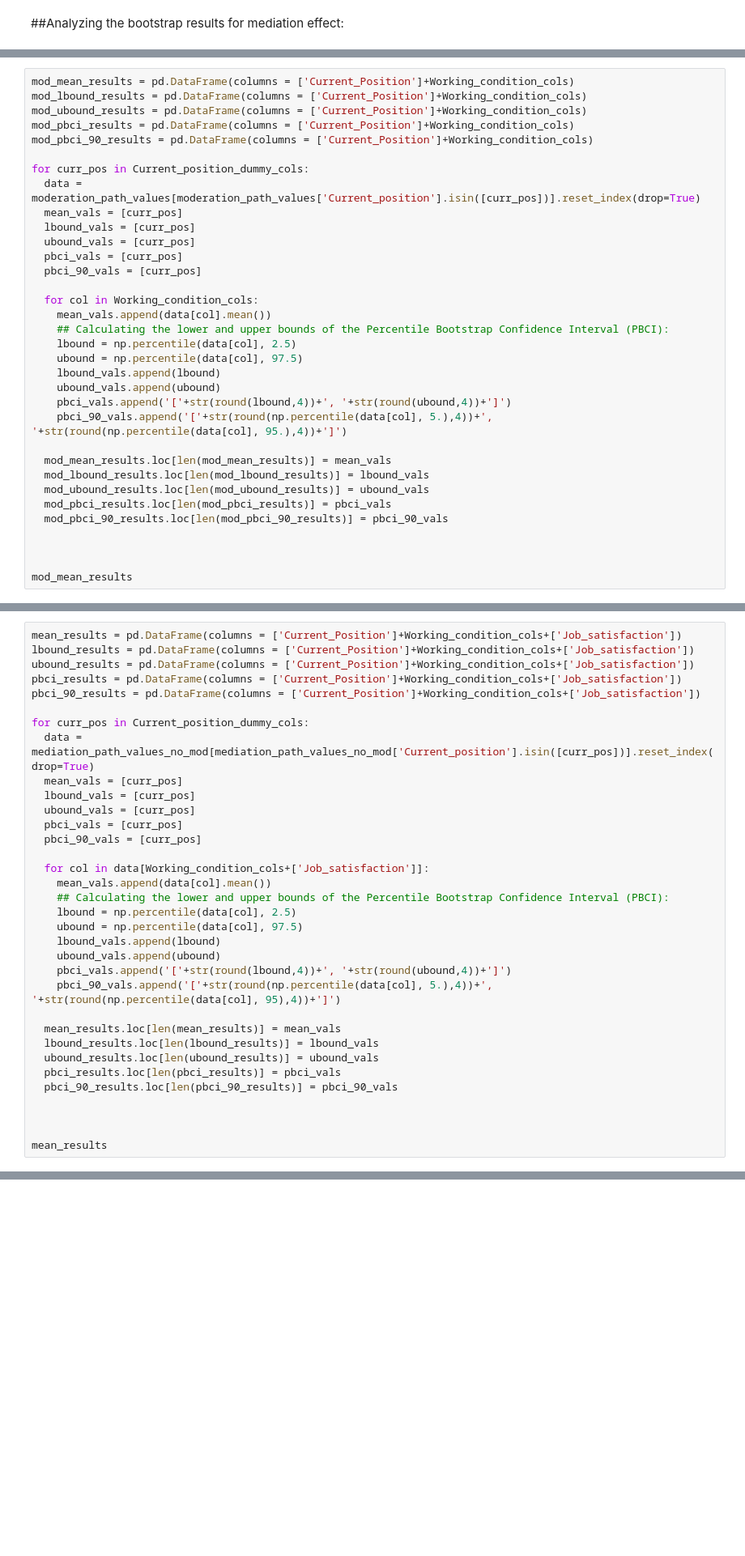
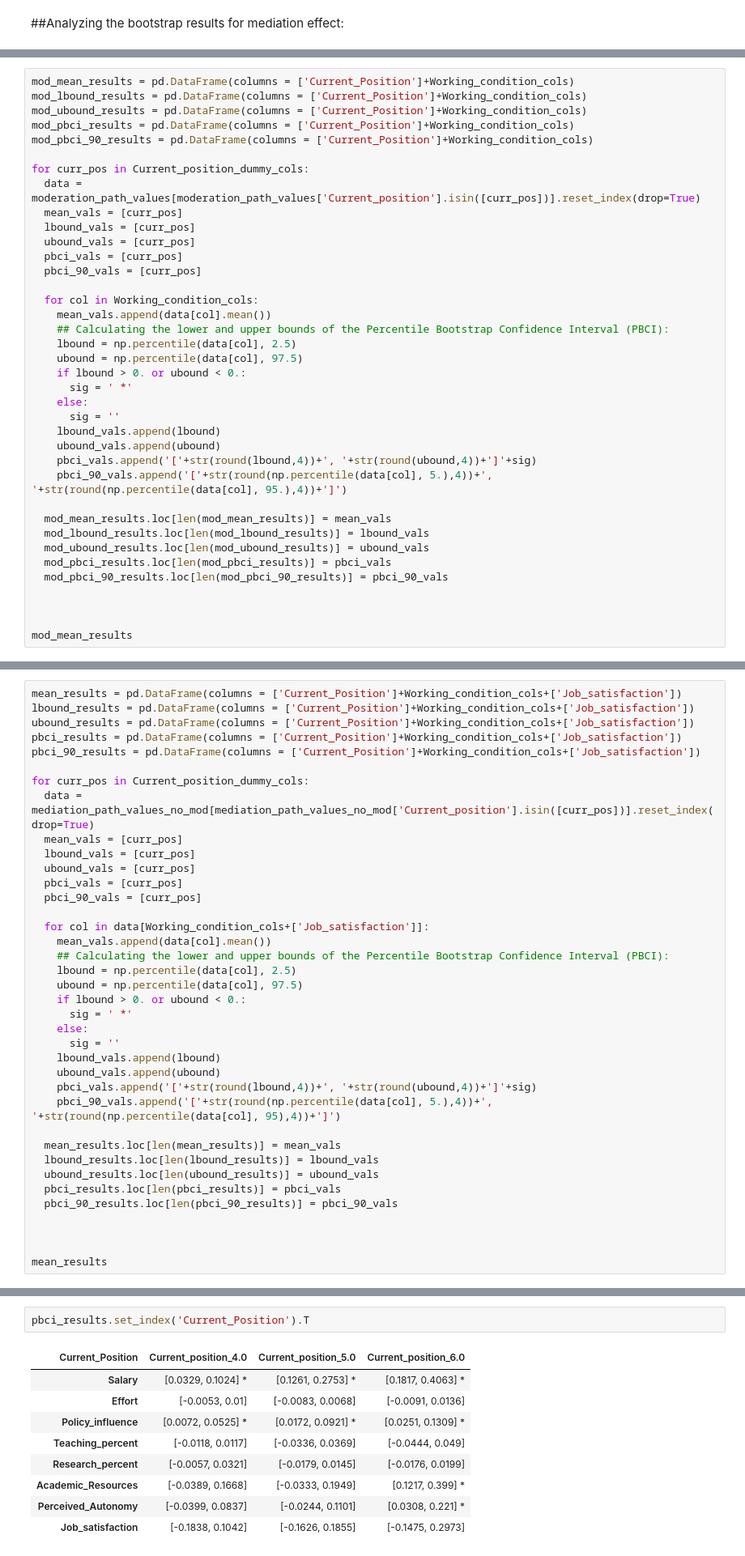
Before and after one commit to AndreiAf02/Job-Satisfaction, a Jupyter notebook: Job_Satisfaction_CZ_Seniority_Simplified.ipynb, the cells around one changed output, grey strips where cells are left out. Shown at 81% size. Cells and saved outputs as stored; diff of their text form; blank space fills up the shorter version.

```diff
--- a/Job_Satisfaction_CZ_Seniority_Simplified.ipynb
+++ b/Job_Satisfaction_CZ_Seniority_Simplified.ipynb
@@ -1507,9 +1574,13 @@ for curr_pos in Current_position_dummy_cols:
     ## Calculating the lower and upper bounds of the Percentile Bootstrap Confidence Interval (PBCI):
     lbound = np.percentile(data[col], 2.5)
     ubound = np.percentile(data[col], 97.5)
+    if lbound > 0. or ubound < 0.:
+      sig = ' *'
+    else:
+      sig = ''
     lbound_vals.append(lbound)
     ubound_vals.append(ubound)
-    pbci_vals.append('['+str(round(lbound,4))+', '+str(round(ubound,4))+']')
+    pbci_vals.append('['+str(round(lbound,4))+', '+str(round(ubound,4))+']'+sig)
     pbci_90_vals.append('['+str(round(np.percentile(data[col], 5.),4))+', '+str(round(np.percentile(data[col], 95.),4))+']')
 
   mod_mean_results.loc[len(mod_mean_results)] = mean_vals
@@ -1574,9 +1649,13 @@ for curr_pos in Current_position_dummy_cols:
     ## Calculating the lower and upper bounds of the Percentile Bootstrap Confidence Interval (PBCI):
     lbound = np.percentile(data[col], 2.5)
     ubound = np.percentile(data[col], 97.5)
+    if lbound > 0. or ubound < 0.:
+      sig = ' *'
+    else:
+      sig = ''
     lbound_vals.append(lbound)
     ubound_vals.append(ubound)
-    pbci_vals.append('['+str(round(lbound,4))+', '+str(round(ubound,4))+']')
+    pbci_vals.append('['+str(round(lbound,4))+', '+str(round(ubound,4))+']'+sig)
     pbci_90_vals.append('['+str(round(np.percentile(data[col], 5.),4))+', '+str(round(np.percentile(data[col], 95),4))+']')
 
   mean_results.loc[len(mean_results)] = mean_vals
@@ -1617,3 +1689,15 @@ pbci_results
+# %%
+pbci_results.set_index('Current_Position').T
+# %% [output]
+| Current_Position | Current_position_4.0 | Current_position_5.0 | Current_position_6.0 |
+| Salary | [0.0329, 0.1024] * | [0.1261, 0.2753] * | [0.1817, 0.4063] * |
+| Effort | [-0.0053, 0.01] | [-0.0083, 0.0068] | [-0.0091, 0.0136] |
+| Policy_influence | [0.0072, 0.0525] * | [0.0172, 0.0921] * | [0.0251, 0.1309] * |
+| Teaching_percent | [-0.0118, 0.0117] | [-0.0336, 0.0369] | [-0.0444, 0.049] |
+| Research_percent | [-0.0057, 0.0321] | [-0.0179, 0.0145] | [-0.0176, 0.0199] |
+| Academic_Resources | [-0.0389, 0.1668] | [-0.0333, 0.1949] | [0.1217, 0.399] * |
+| Perceived_Autonomy | [-0.0399, 0.0837] | [-0.0244, 0.1101] | [0.0308, 0.221] * |
+| Job_satisfaction | [-0.1838, 0.1042] | [-0.1626, 0.1855] | [-0.1475, 0.2973] |
 # %%
 pbci_90_results
 # %% [output]
```
Also changed, not shown: parts of 9 cells of this notebook.
